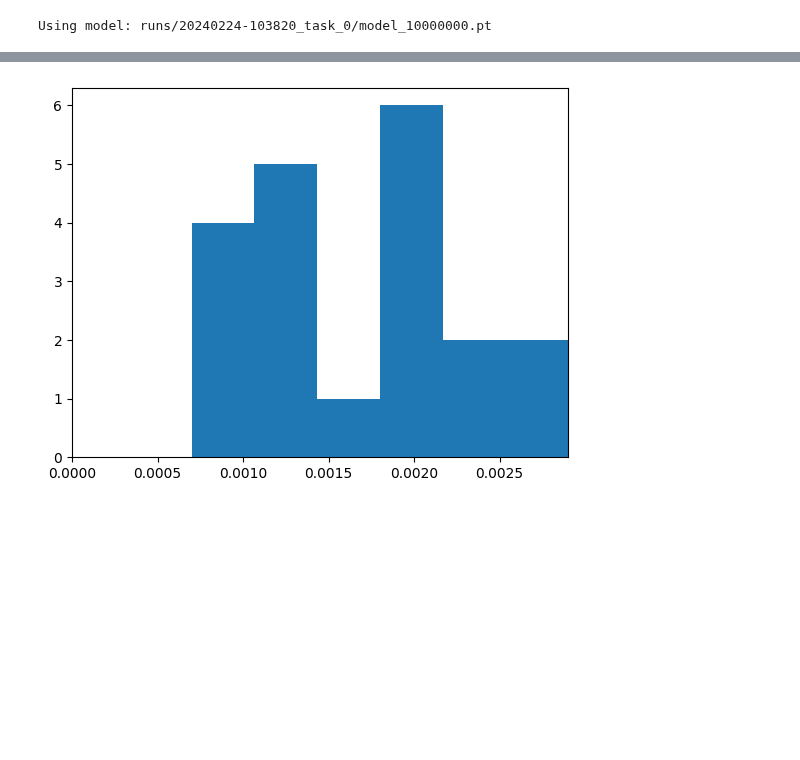
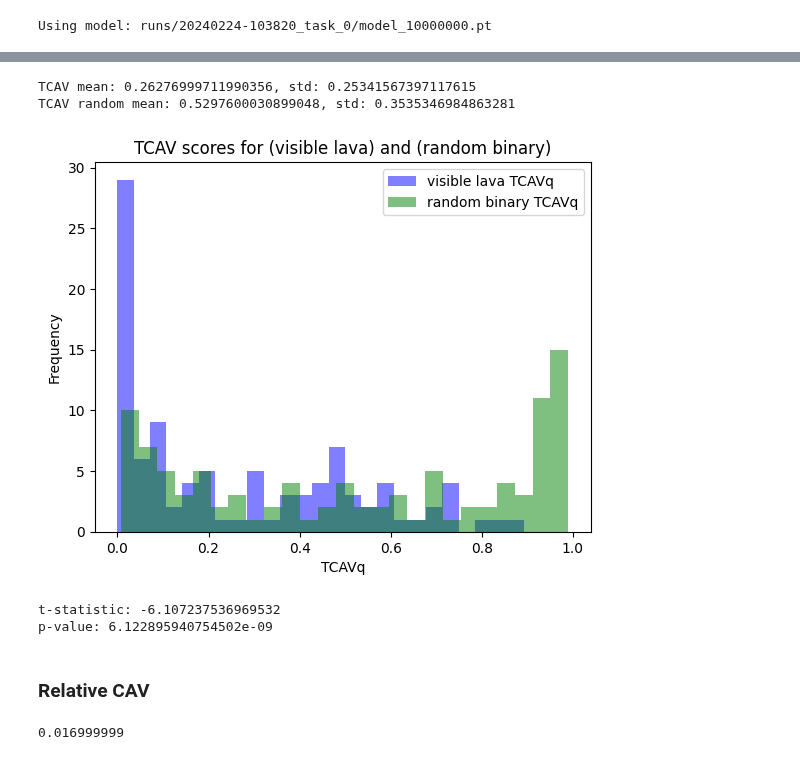
Before and after one commit to JacobLyLa/Qrunner-XAI, a Jupyter notebook: notebooks/TCAV.ipynb, the cells around one changed output, grey strips where cells are left out. Cells and saved outputs as stored; diff of their text form; code cells hidden in the pictures; blank space fills up the shorter version.

Commit message:
Testing with CAV and relative CAV

```diff
--- a/notebooks/TCAV.ipynb
+++ b/notebooks/TCAV.ipynb
@@ -23,18 +24,21 @@ print(f"Using model: {model_path}")
 # %% [output]
 Using model: runs/20240224-103820_task_0/model_10000000.pt
 # %%
-concept = concept_instances['visible bullet']
-hyperparameters = {'lr': 0.001, 'lambda_l1': 0.0, 'patience': 5, 'epochs': 100, 'batch_size': 512}
+concept = concept_instances['visible lava']
+if concept.binary:
+    concept_random = concept_instances['random binary']
+else:
+    concept_random = concept_instances['random continuous']
+hyperparameters = {'lr': 0.001, 'lambda_l1': 0.0, 'patience': 5, 'epochs': 50, 'batch_size': 256}
 TCAVs = []
+TCAVs_random = []
 # %%
-for _ in range(20):
-    concept.prepare_data(env_steps, max_size=10000)
+def get_tcav_score(concept, env_steps):
+    concept.prepare_data(env_steps, max_size=1000)
     probe, info = train_probes(model, concept, hyperparameters, [layer])
-    #print(info[layer])
-    score = info[layer]['test_score'][-1]
+    # score = info[layer]['test_score'][-1]
     probe = probe[layer]
-    #probe, score = concept.load_torch_probe()
-    print(f'{concept.name}: {score}')
+
     CAV = probe[1].weight.data.cpu().numpy().squeeze()
     CAV = torch.tensor(CAV, dtype=torch.float32)
 
@@ -45,9 +49,6 @@ for _ in range(20):
     # Additional forward pass to get gradients (return_acts=True detaches from graph)
     acts.requires_grad_(True)
     q_values = model.network[layer + 1:](acts)
-
-    # Flatten the activations
-    acts_flat = acts.reshape(acts.shape[0], -1)
 
     # Initialize tensor to store results
     directional_derivatives = torch.zeros_like(q_values)
@@ -60,8 +61,7 @@ for _ in range(20):
         grads_flat = acts.grad.reshape(acts.shape[0], -1)
         directional_derivatives[:, j] = torch.mv(grads_flat, CAV)
 
-        acts.grad.zero_()
+    acts.grad.zero_()
 
     TCAV = sum(directional_derivatives > 0) / directional_derivatives.shape[0]
-    #print(f'TCAV: {TCAV}')
-    TCAVs.append(TCAV.cpu().numpy().mean())
+    return TCAV.cpu().numpy().mean()
@@ -89,6 +68,32 @@ visible bullet: 0.9000202119350433
-# %%
-plt.hist(TCAVs, bins='auto')
-plt.xlim(0, max(TCAVs))
-plt.show()
-# %% [output]
-[figure, removed]
+# %%
+for i in tqdm.tqdm(range(100)):
+    TCAVs.append(get_tcav_score(concept, env_steps))
+    TCAVs_random.append(get_tcav_score(concept_random, env_steps))
+
+print(f'TCAV mean: {np.mean(TCAVs)}, std: {np.std(TCAVs)}')
+print(f'TCAV random mean: {np.mean(TCAVs_random)}, std: {np.std(TCAVs_random)}')
+# %% [output]
+TCAV mean: 0.26276999711990356, std: 0.25341567397117615
+TCAV random mean: 0.5297600030899048, std: 0.3535346984863281
+# %%
+plt.hist(TCAVs, alpha=0.5, label=f'{concept.name} TCAVq', color='blue', bins=25)
+plt.hist(TCAVs_random, alpha=0.5, label=f'{concept_random.name} TCAVq', color='green', bins=25)
+
+# Adding labels and legend
+plt.xlabel('TCAVq')
+plt.ylabel('Frequency')
+plt.title(f'TCAV scores for ({concept.name}) and ({concept_random.name})')
+plt.legend()
+
+plt.show()
+# %% [output]
+[figure, added]
+# %%
+result = stats.ttest_ind(TCAVs, TCAVs_random, equal_var=False)
+print(f"t-statistic: {result.statistic}")
+print(f"p-value: {result.pvalue}")
+# %% [output]
+t-statistic: -6.107237536969532
+p-value: 6.122895940754502e-09
+# %% [markdown]
+### Relative CAV
@@ -94,0 +115,4 @@ plt.show()
+# %%
+get_tcav_score(concept_lava_vs_bullet, filtered_steps)
+# %% [output]
+0.016999999
```
Also changed, not shown: parts of 3 cells of this notebook, 1 other file.
